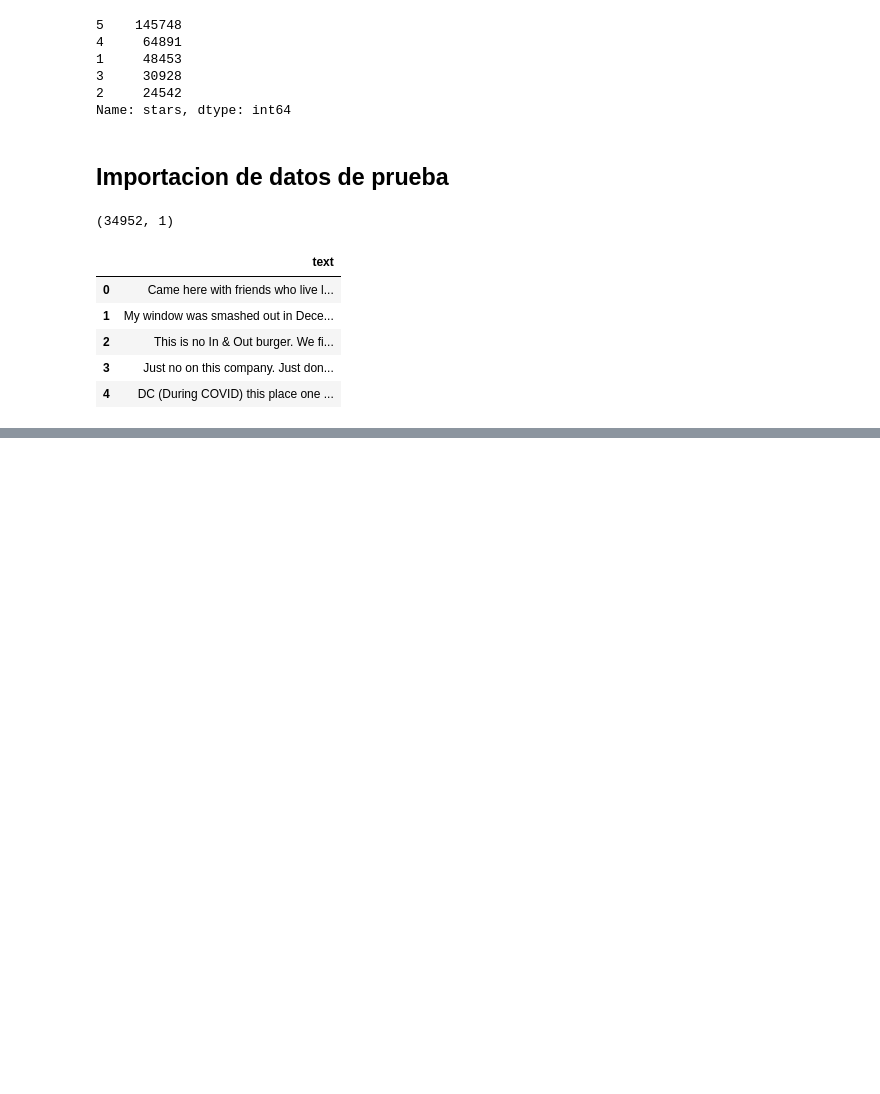
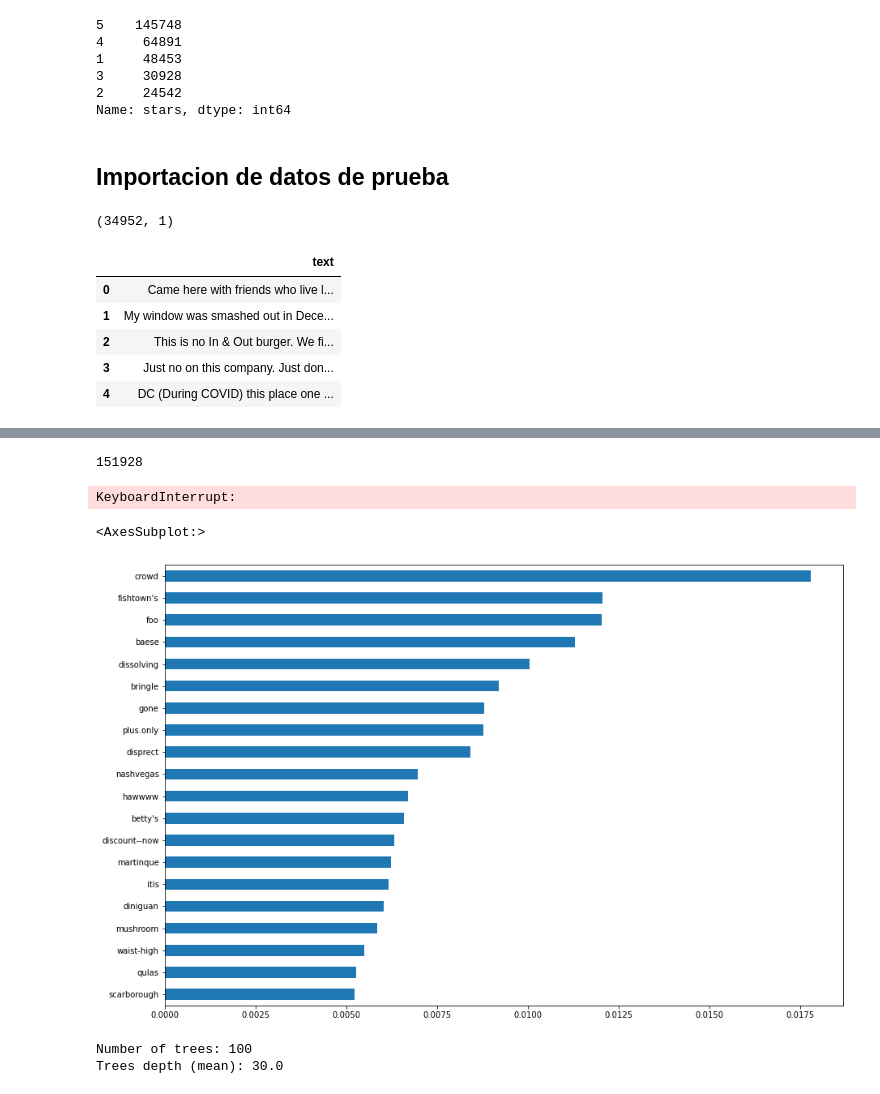
Before and after one commit to nangarita-coder/Proyecto1-BI, a Jupyter notebook: Proyecto.ipynb, the cells around one changed output, grey strips where cells are left out. Cells and saved outputs as stored; diff of their text form; code cells hidden in the pictures; blank space fills up the shorter version.

```diff
--- a/Proyecto.ipynb
+++ b/Proyecto.ipynb
@@ -76,0 +83,5 @@ df_test.head()
+# %%
+bow = CountVectorizer(tokenizer = tokenizer, stop_words = stop_words, lowercase = True)
+# %%
+#X_bow = bow.fit_transform(df['text'].values)
+X_bow = bow.fit_transform(X_train)
@@ -76,0 +96,22 @@ df_test.head()
+# %%
+len(tfidf.vocabulary_)
+# %% [output]
+151928
+# %%
+bow_model = RandomForestClassifier(random_state = 2, max_depth = 100)
+# %%
+bow_model.fit(X_bow, y_train)
+# %% [output]
+KeyboardInterrupt:
+# %%
+pd.Series(bow_model.feature_importances_, index = bow.vocabulary_).sort_values().tail(20).plot.barh(figsize = (15, 10))
+# %% [output]
+<AxesSubplot:>
+[figure, added]
+# %%
+bow_estimators = bow_model.estimators_
+print('Number of trees:', len(bow_estimators))
+print('Trees depth (mean):', np.mean([tree.get_depth() for tree in bow_estimators]))
+# %% [output]
+Number of trees: 100
+Trees depth (mean): 30.0
```
Also changed, not shown: parts of 8 cells of this notebook, 3 other files.
